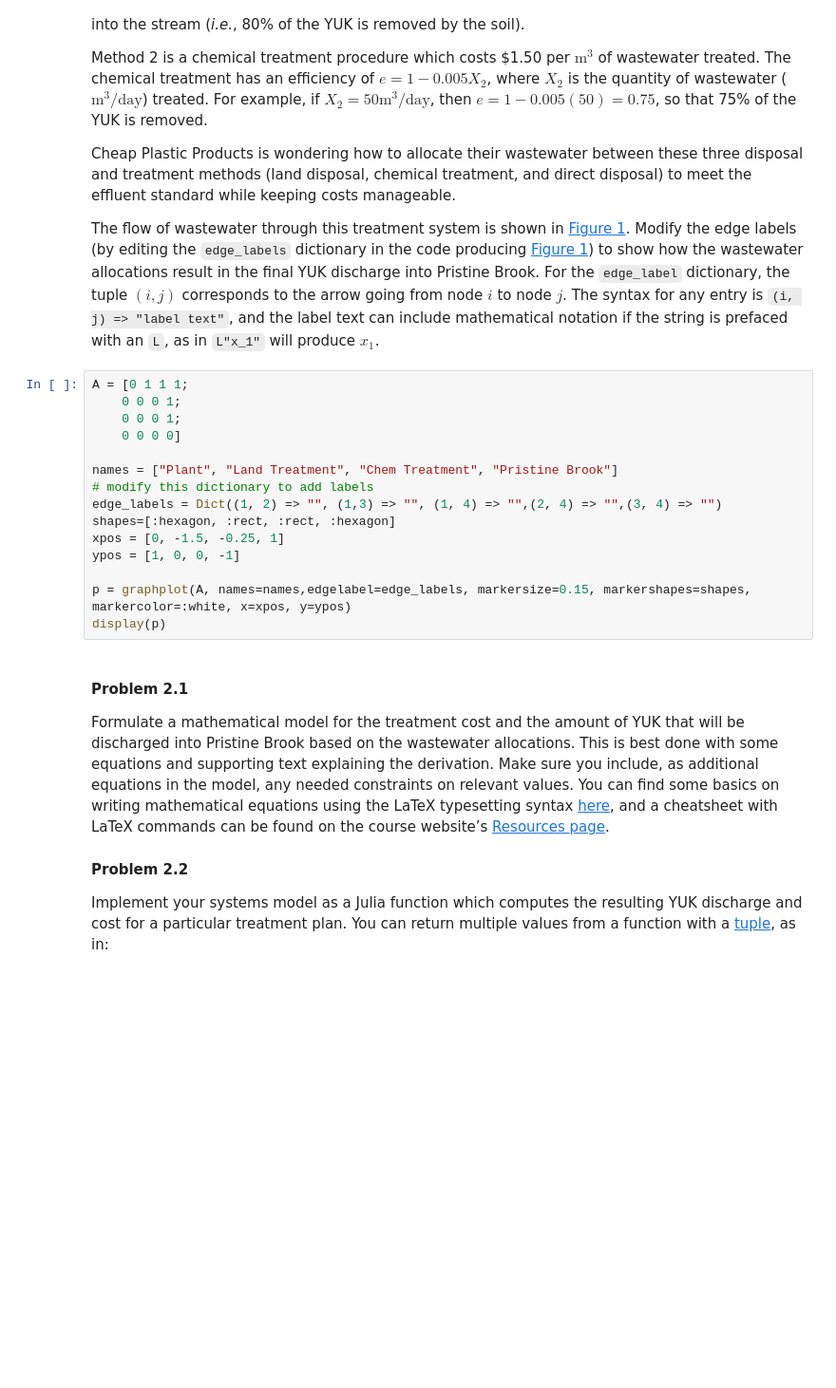
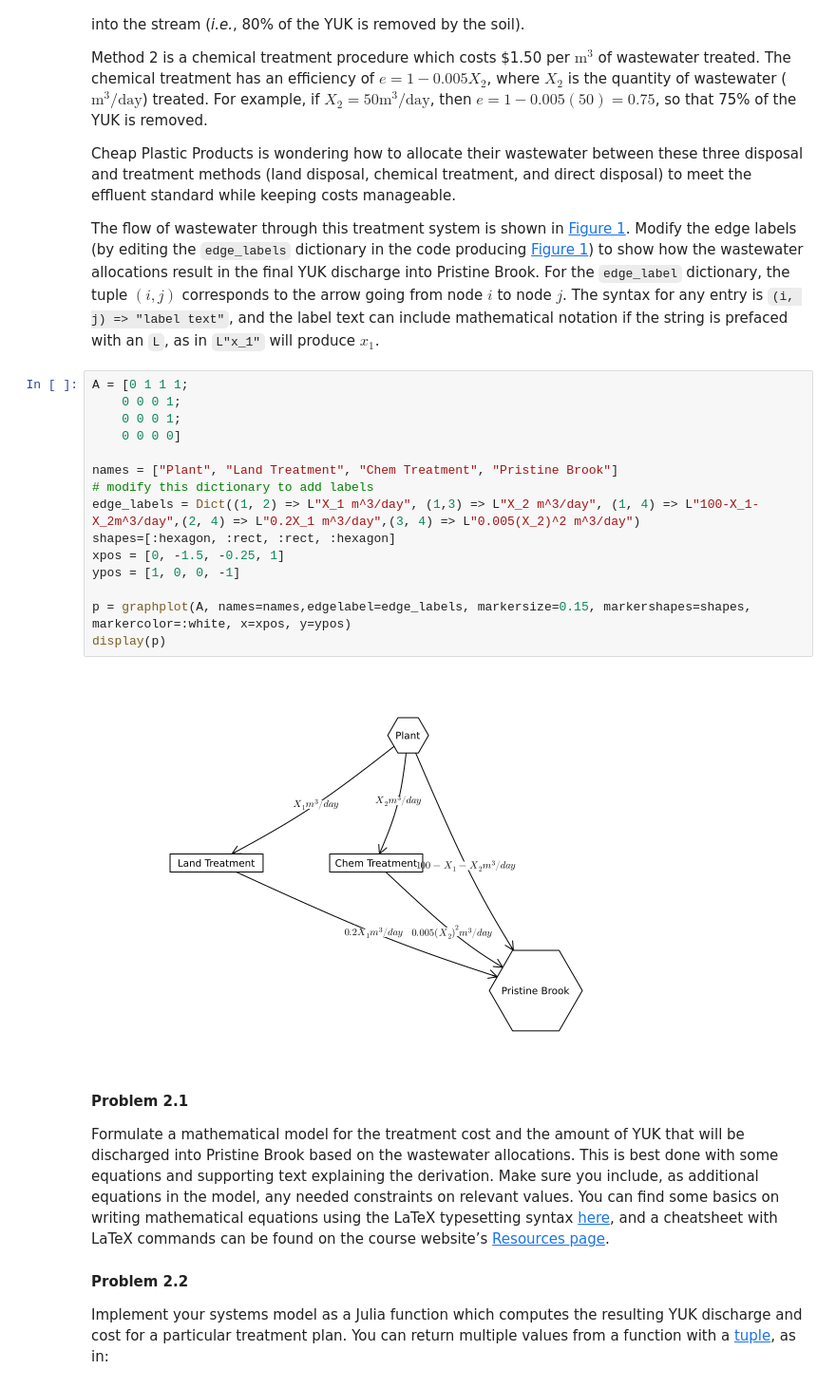
Before and after one commit to BEE4750-FA25/bee4750-hw1-cpj35, a Jupyter notebook: hw01.ipynb, the cells around one changed output. Shown at 95% size. Cells and saved outputs as stored; diff of their text form; blank space fills up the shorter version.

Commit message:
labeling map P2

```diff
--- a/hw01.ipynb
+++ b/hw01.ipynb
@@ -241,18 +241,20 @@ mathematical notation if the string is prefaced with an `L`, as in
 # %%
 A = [0 1 1 1;
     0 0 0 1;
     0 0 0 1;
     0 0 0 0]
 
 names = ["Plant", "Land Treatment", "Chem Treatment", "Pristine Brook"]
 # modify this dictionary to add labels
-edge_labels = Dict((1, 2) => "", (1,3) => "", (1, 4) => "",(2, 4) => "",(3, 4) => "")
+edge_labels = Dict((1, 2) => L"X_1 m^3/day", (1,3) => L"X_2 m^3/day", (1, 4) => L"100-X_1-X_2m^3/day",(2, 4) => L"0.2X_1 m^3/day",(3, 4) => L"0.005(X_2)^2 m^3/day")
 shapes=[:hexagon, :rect, :rect, :hexagon]
 xpos = [0, -1.5, -0.25, 1]
 ypos = [1, 0, 0, -1]
 
 p = graphplot(A, names=names,edgelabel=edge_labels, markersize=0.15, markershapes=shapes, markercolor=:white, x=xpos, y=ypos)
 display(p)
+# %% [output]
+[figure, added]
 # %% [markdown]
 #### Problem 2.1
 
```
